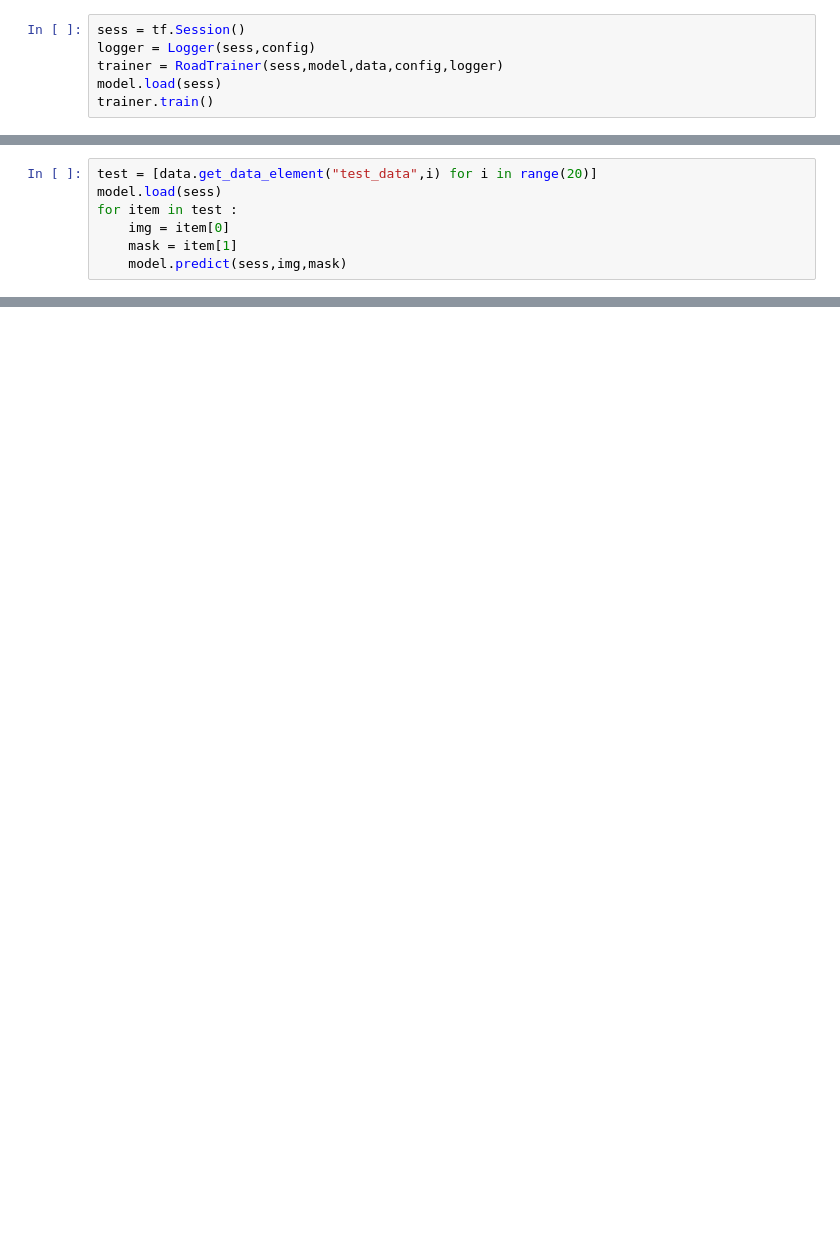
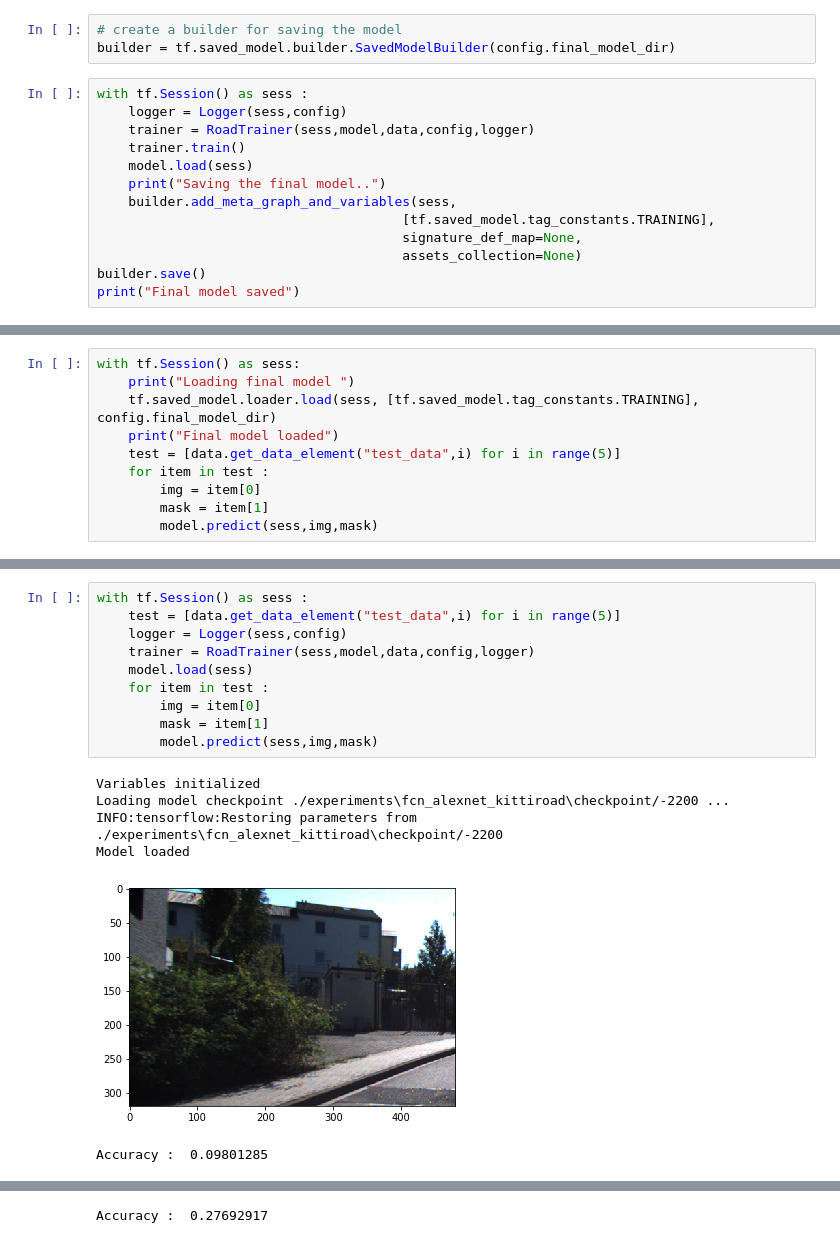
Before and after one commit to thtran97/Semantic-Segmentation, a Jupyter notebook: fcnalexnet_main.ipynb, the cells around one changed output, grey strips where cells are left out. Saved outputs shown, nothing was run; the diff lists cells and outputs as text; blank space fills up the shorter version.

Commit message:
Train and predict with FCN Alexnet

```diff
--- a/fcnalexnet_main.ipynb
+++ b/fcnalexnet_main.ipynb
@@ -54,7 +59,17 @@ model.build()
+# %%
+# create a builder for saving the model
+builder = tf.saved_model.builder.SavedModelBuilder(config.final_model_dir)
 # %%
-sess = tf.Session()
-logger = Logger(sess,config)
-trainer = RoadTrainer(sess,model,data,config,logger)
-model.load(sess)
-trainer.train()
+with tf.Session() as sess :
+    logger = Logger(sess,config)
+    trainer = RoadTrainer(sess,model,data,config,logger)
+    trainer.train()
+    model.load(sess)
+    print("Saving the final model..")
+    builder.add_meta_graph_and_variables(sess,
+                                       [tf.saved_model.tag_constants.TRAINING],
+                                       signature_def_map=None,
+                                       assets_collection=None)
+builder.save()
+print("Final model saved")
 # %% [output]
@@ -76,0 +164,10 @@ KeyboardInterrupt:
+# %%
+with tf.Session() as sess:
+    print("Loading final model ")
+    tf.saved_model.loader.load(sess, [tf.saved_model.tag_constants.TRAINING], config.final_model_dir)
+    print("Final model loaded")
+    test = [data.get_data_element("test_data",i) for i in range(5)]
+    for item in test :
+        img = item[0]
+        mask = item[1]
+        model.predict(sess,img,mask)
@@ -77,7 +188,17 @@ KeyboardInterrupt:
 # %%
-test = [data.get_data_element("test_data",i) for i in range(20)]
-model.load(sess)
-for item in test :
-    img = item[0]
-    mask = item[1]
-    model.predict(sess,img,mask)
+with tf.Session() as sess :
+    test = [data.get_data_element("test_data",i) for i in range(5)]
+    logger = Logger(sess,config)
+    trainer = RoadTrainer(sess,model,data,config,logger)
+    model.load(sess)
+    for item in test :
+        img = item[0]
+        mask = item[1]
+        model.predict(sess,img,mask)
+# %% [output]
+Variables initialized
+Loading model checkpoint ./experiments\fcn_alexnet_kittiroad\checkpoint/-2200 ...
+INFO:tensorflow:Restoring parameters from ./experiments\fcn_alexnet_kittiroad\checkpoint/-2200
+Model loaded
+[figure, added]
+Accuracy :  0.09801285
@@ -83,0 +206 @@ for item in test :
+Accuracy :  0.27692917
```
Also changed, not shown: parts of 8 cells of this notebook, 2 other files.
